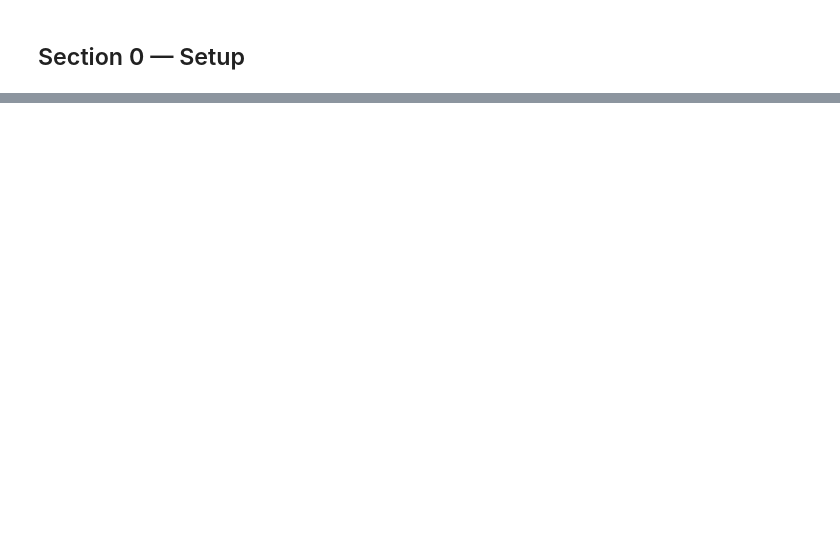
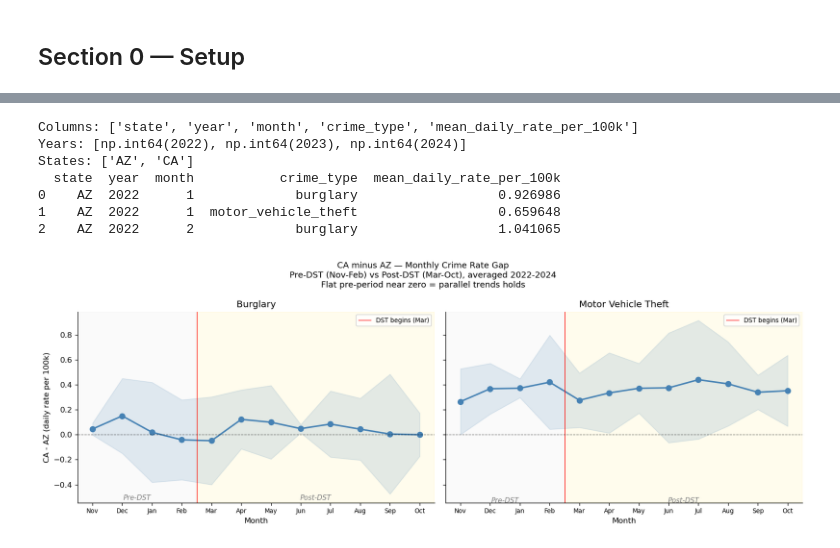
Before and after one commit to shellyycao/IDS701_UDS_Final_Project, a Jupyter notebook: notebooks/stage2_ca_az_did.ipynb, the cells around one changed output, grey strips where cells are left out. Drawn from its saved outputs; the diff is of its cells as text; code cells hidden in the pictures; blank space fills up the shorter version.

```diff
--- a/notebooks/stage2_ca_az_did.ipynb
+++ b/notebooks/stage2_ca_az_did.ipynb
@@ -1132,0 +506,80 @@ Key contrasts to highlight in the write-up:
+# %%
+# ── Load parallel trends data ──────────────────────────────────────────────
+trends = pd.read_csv(PT_PATH)
+trends = trends[
+    trends["state"].isin(["CA", "AZ"]) &
+    trends["crime_type"].isin(CRIMES)
+].copy()
+
+print("Columns:", trends.columns.tolist())
+print("Years:",   sorted(trends["year"].unique()))
+print("States:",  sorted(trends["state"].unique()))
+print(trends.head(3))
+
+# ── Build CA minus AZ gap ──────────────────────────────────────────────────
+PRE_MONTHS  = [11, 12, 1, 2]
+POST_MONTHS = [3, 4, 5, 6, 7, 8, 9, 10]
+
+monthly_gap = trends.pivot_table(
+    index=["year", "month", "crime_type"],
+    columns="state",
+    values="mean_daily_rate_per_100k"
+).reset_index()
+monthly_gap["gap"] = monthly_gap["CA"] - monthly_gap["AZ"]
+
+gap_avg = (
+    monthly_gap.groupby(["month", "crime_type"], as_index=False)
+    .agg(avg_gap=("gap", "mean"), se_gap=("gap", "std"))
+)
+gap_avg["ci_lo"] = gap_avg["avg_gap"] - 1.96 * gap_avg["se_gap"]
+gap_avg["ci_hi"] = gap_avg["avg_gap"] + 1.96 * gap_avg["se_gap"]
+
+pre_x  = {m: i+1 for i, m in enumerate(PRE_MONTHS)}
+post_x = {m: i+5 for i, m in enumerate(POST_MONTHS)}
+gap_avg["x_pos"] = gap_avg["month"].map({**pre_x, **post_x})
+
+all_labels = ["Nov", "Dec", "Jan", "Feb",
+              "Mar", "Apr", "May", "Jun",
+              "Jul", "Aug", "Sep", "Oct"]
+
+fig, axes = plt.subplots(1, 2, figsize=(14, 5), sharey=True)
+fig.suptitle(
+    "CA minus AZ — Monthly Crime Rate Gap\n"
+    "Pre-DST (Nov-Feb) vs Post-DST (Mar-Oct), averaged 2022-2024\n"
+    "Flat pre-period near zero = parallel trends holds",
+    fontsize=11
+)
+
+for ax, ct in zip(axes, CRIMES):
+    sub = gap_avg[gap_avg["crime_type"] == ct].sort_values("x_pos")
+    ax.plot(sub["x_pos"], sub["avg_gap"],
+            "o-", color="steelblue", lw=2, ms=7)
+    ax.fill_between(sub["x_pos"], sub["ci_lo"], sub["ci_hi"],
+                    color="steelblue", alpha=0.15)
+    ax.axvline(4.5, color="red", lw=0.8, label="DST begins (Mar)")
+    ax.axhline(0, color="black", lw=0.8, ls="--", alpha=0.5)
+    ax.axvspan(0.5,  4.5,  alpha=0.10, color="lightgray", zorder=0)
+    ax.axvspan(4.5,  12.5, alpha=0.07, color="gold",      zorder=0)
+    ax.text(2.5, ax.get_ylim()[0], "Pre-DST",
+            ha="center", fontsize=9, color="gray", style="italic")
+    ax.text(8.5, ax.get_ylim()[0], "Post-DST",
+            ha="center", fontsize=9, color="gray", style="italic")
+    ax.set_xticks(range(1, 13))
+    ax.set_xticklabels(all_labels, fontsize=8)
+    ax.set_xlim(0.5, 12.5)
+    ax.set_title(CRIME_LABELS[ct])
+    ax.set_ylabel("CA - AZ (daily rate per 100k)" if ct == CRIMES[0] else "")
+    ax.set_xlabel("Month")
+    ax.legend(fontsize=8)
+
+plt.tight_layout()
+plt.show()
+# %% [output]
+Columns: ['state', 'year', 'month', 'crime_type', 'mean_daily_rate_per_100k']
+Years: [np.int64(2022), np.int64(2023), np.int64(2024)]
+States: ['AZ', 'CA']
+  state  year  month           crime_type  mean_daily_rate_per_100k
+0    AZ  2022      1             burglary                  0.926986
+1    AZ  2022      1  motor_vehicle_theft                  0.659648
+2    AZ  2022      2             burglary                  1.041065
+[figure, added]
```
Also changed, not shown: parts of 64 cells of this notebook.
